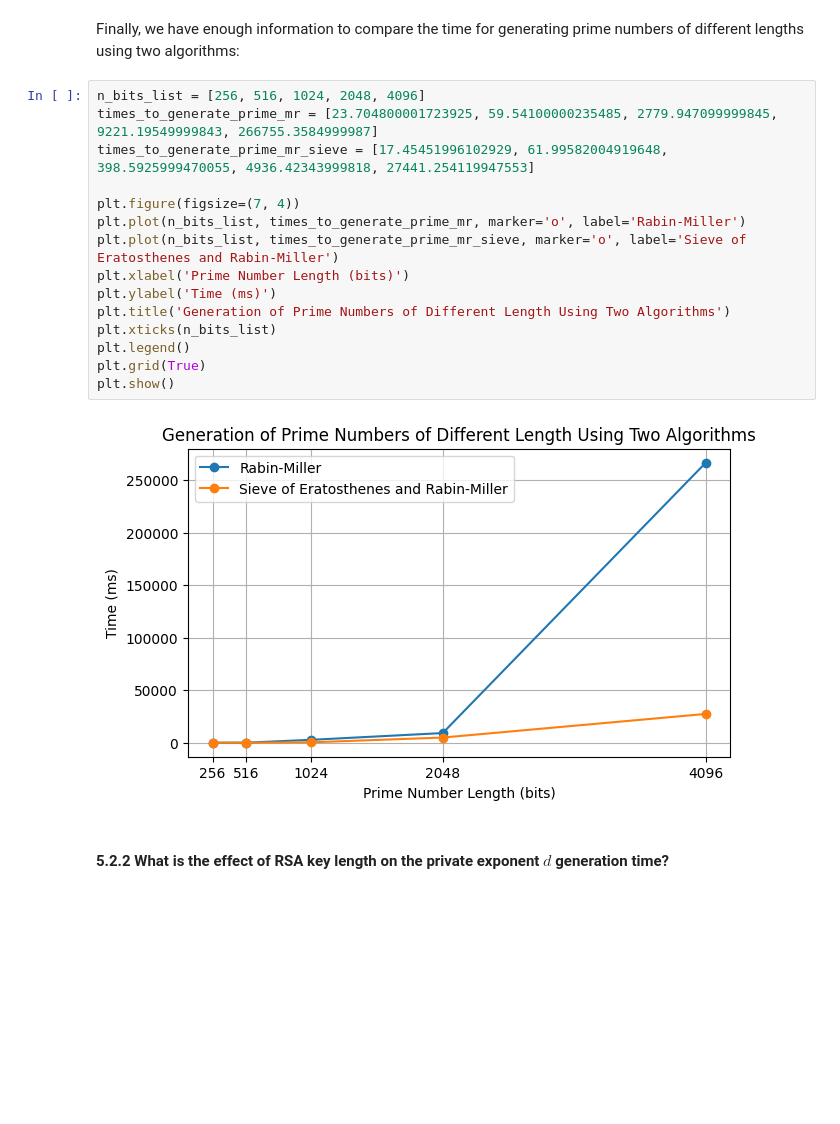
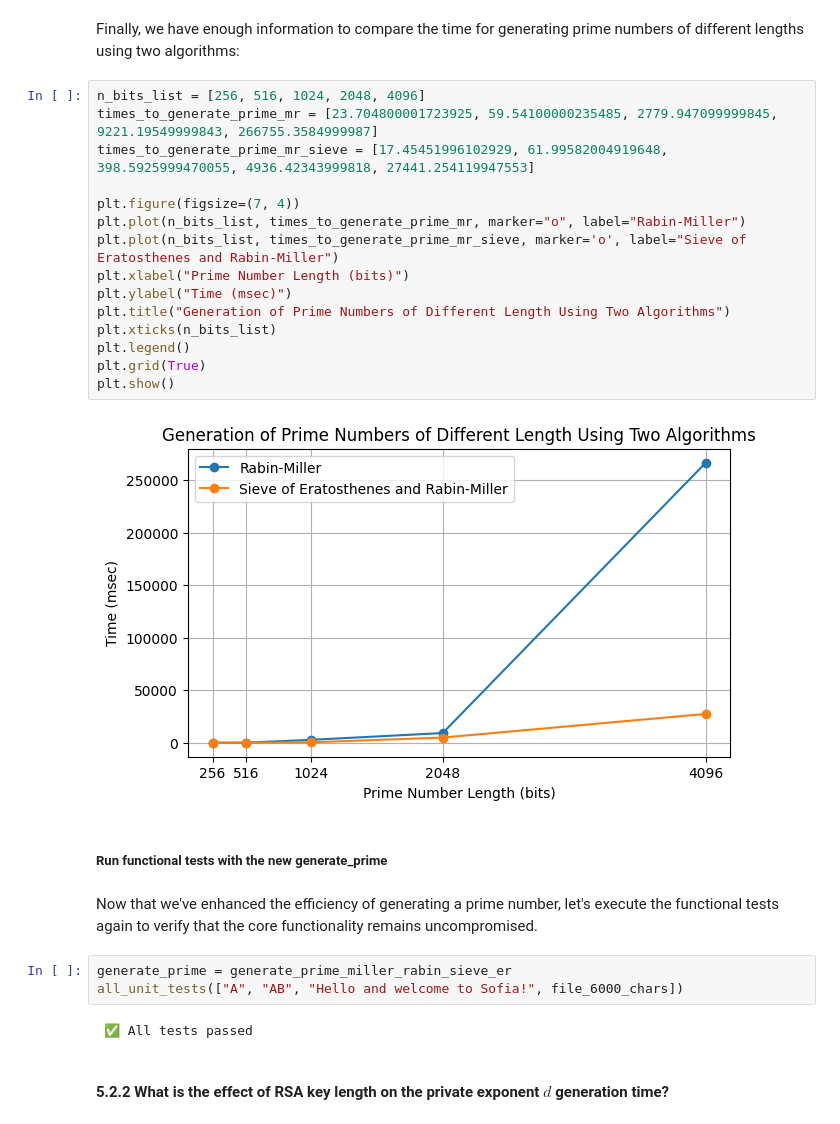
Before and after one commit to MirkaIvanova/softuni, a Jupyter notebook: 01.math/RSA-Final-Project/RSA Implementation.ipynb, the cells around one changed output. Cells and saved outputs as stored; diff of their text form; blank space fills up the shorter version.

Commit message:
Final Project: Add functional tests

```diff
--- a/01.math/RSA-Final-Project/RSA Implementation.ipynb
+++ b/01.math/RSA-Final-Project/RSA Implementation.ipynb
@@ -235,20 +235,30 @@ Finally, we have enough information to compare the time for generating prime num
 # %%
 n_bits_list = [256, 516, 1024, 2048, 4096]
 times_to_generate_prime_mr = [23.704800001723925, 59.54100000235485, 2779.947099999845, 9221.19549999843, 266755.3584999987]
 times_to_generate_prime_mr_sieve = [17.45451996102929, 61.99582004919648, 398.5925999470055, 4936.42343999818, 27441.254119947553]
 
 plt.figure(figsize=(7, 4))
-plt.plot(n_bits_list, times_to_generate_prime_mr, marker='o', label='Rabin-Miller')
-plt.plot(n_bits_list, times_to_generate_prime_mr_sieve, marker='o', label='Sieve of Eratosthenes and Rabin-Miller')
-plt.xlabel('Prime Number Length (bits)')
-plt.ylabel('Time (ms)')
-plt.title('Generation of Prime Numbers of Different Length Using Two Algorithms')
+plt.plot(n_bits_list, times_to_generate_prime_mr, marker="o", label="Rabin-Miller")
+plt.plot(n_bits_list, times_to_generate_prime_mr_sieve, marker='o', label="Sieve of Eratosthenes and Rabin-Miller")
+plt.xlabel("Prime Number Length (bits)")
+plt.ylabel("Time (msec)")
+plt.title("Generation of Prime Numbers of Different Length Using Two Algorithms")
 plt.xticks(n_bits_list)
 plt.legend()
 plt.grid(True)
 plt.show()
 # %% [output]
-[figure, old version]
+[figure, new version]
+# %% [markdown]
+##### Run functional tests with the new generate_prime
+# %% [markdown]
+Now that we've enhanced the efficiency of generating a prime number, let's execute the functional tests again to verify that the core functionality remains
+ uncompromised.
+# %%
+generate_prime = generate_prime_miller_rabin_sieve_er
+all_unit_tests(["A", "AB", "Hello and welcome to Sofia!", file_6000_chars])
+# %% [output]
+ ✅ All tests passed
 # %% [markdown]
 #### 5.2.2 What is the effect of RSA key length on the private exponent $d$ generation time?
 # %% [markdown]
```
Also changed, not shown: parts of 14 cells of this notebook.
